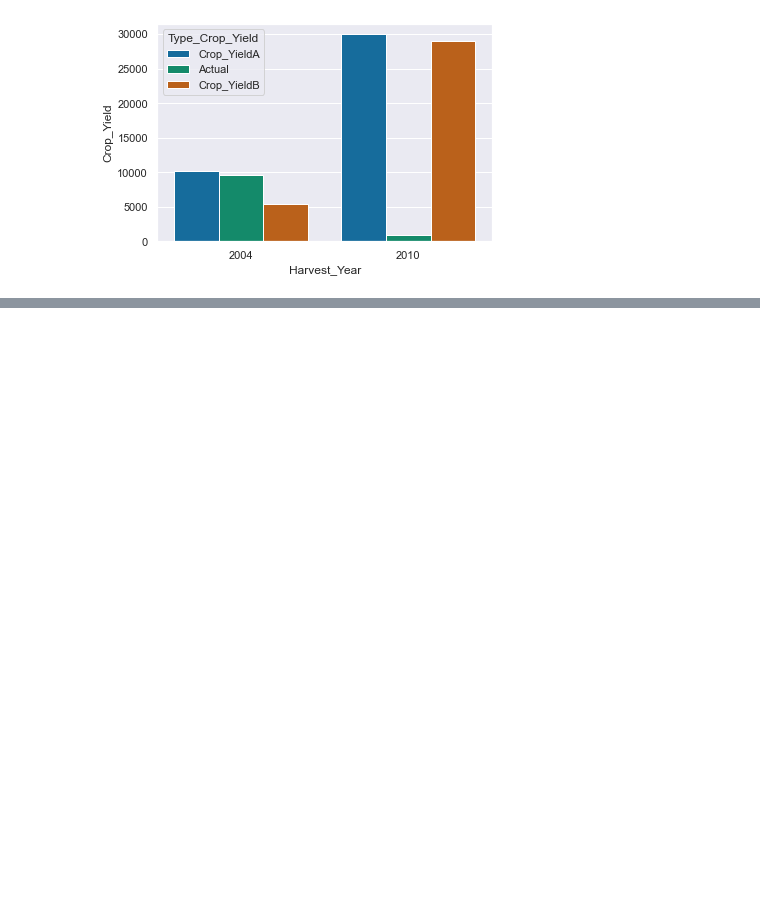
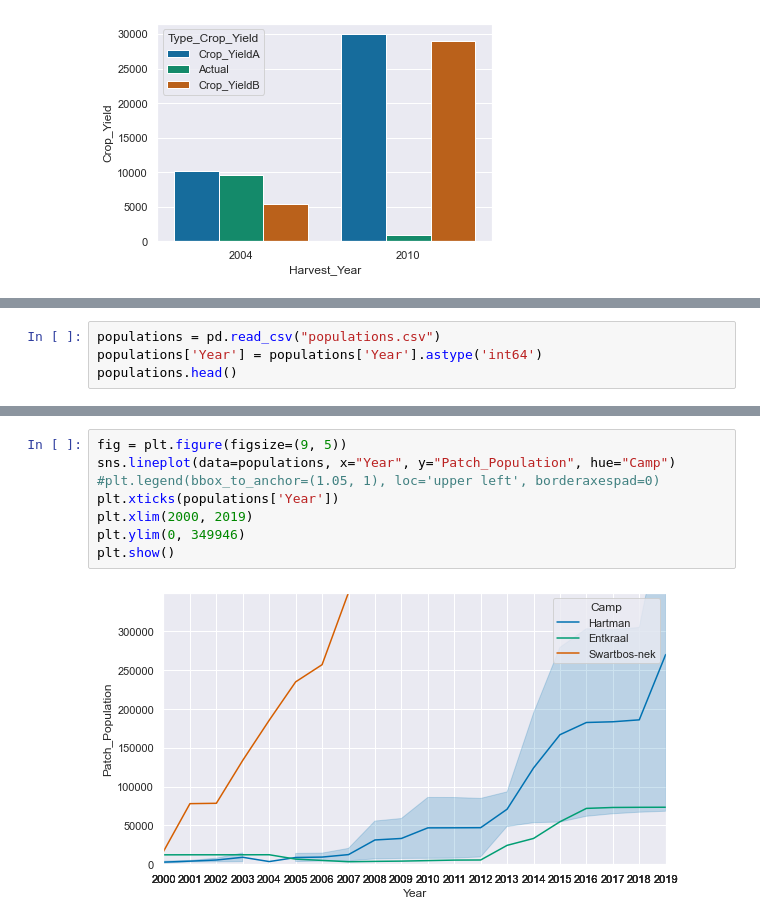
Before and after one commit to g19j1101/HoneybushModel_Results_Analysis, a Jupyter notebook: analysis.ipynb, the cells around one changed output, grey strips where cells are left out. Drawn from its saved outputs; the diff is of its cells as text; blank space fills up the shorter version.

Commit message:
Analysis complete, plots saved.

```diff
--- a/analysis.ipynb
+++ b/analysis.ipynb
@@ -48,0 +53,4 @@ sns.barplot(data=hartman, x="Harvest_Year", y="Crop_Yield", hue="Type_Crop_Yield
+# %%
+populations = pd.read_csv("populations.csv")
+populations['Year'] = populations['Year'].astype('int64')
+populations.head()
@@ -48,0 +75,10 @@ sns.barplot(data=hartman, x="Harvest_Year", y="Crop_Yield", hue="Type_Crop_Yield
+# %%
+fig = plt.figure(figsize=(9, 5))
+sns.lineplot(data=populations, x="Year", y="Patch_Population", hue="Camp")
+#plt.legend(bbox_to_anchor=(1.05, 1), loc='upper left', borderaxespad=0)
+plt.xticks(populations['Year'])
+plt.xlim(2000, 2019)
+plt.ylim(0, 349946)
+plt.show()
+# %% [output]
+[figure, added]
```
Also changed, not shown: parts of 19 cells of this notebook, 16 other files.
